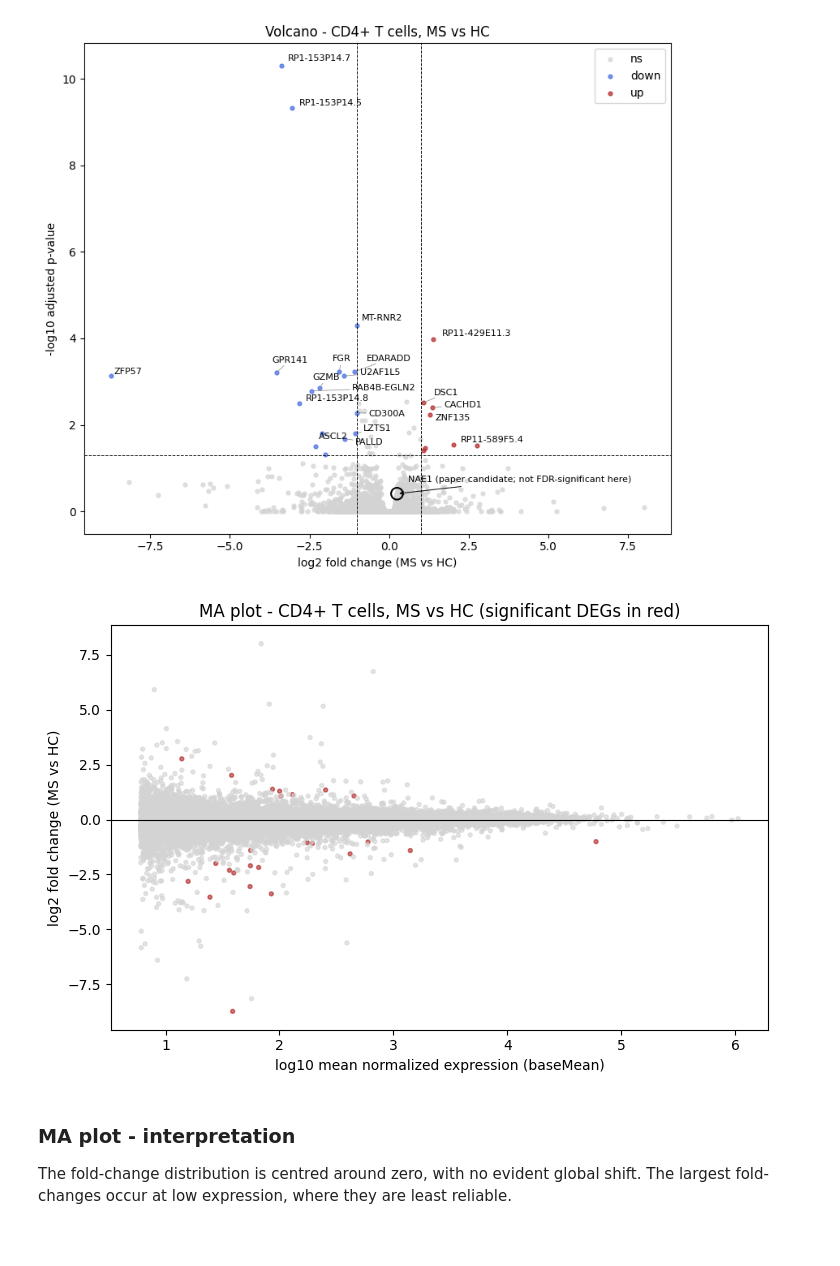
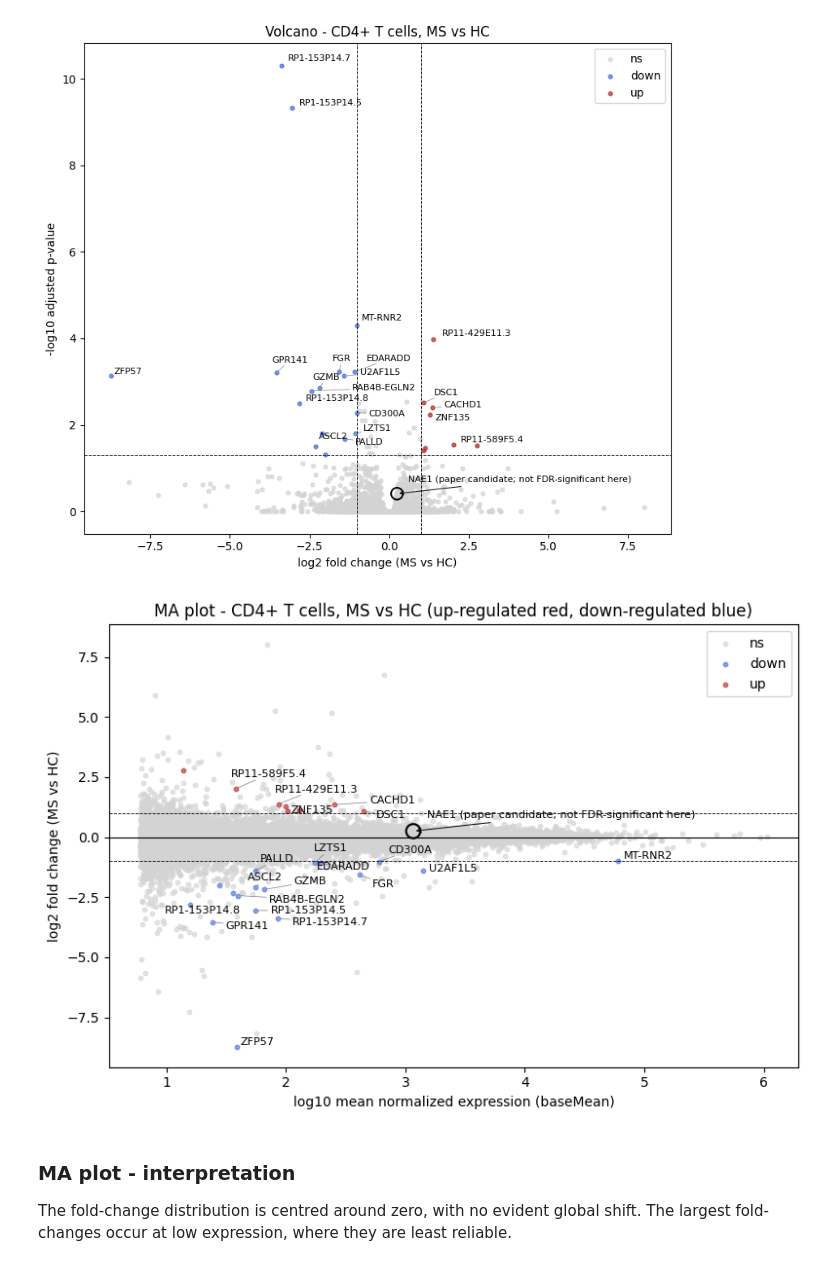
Before and after one commit to ilegul/ms-cd4, a Jupyter notebook: notebooks/BSB_CD4_MS_assignment.ipynb, the cells around one changed output. Saved outputs shown, nothing was run; the diff lists cells and outputs as text; code cells hidden in the pictures; blank space fills up the shorter version.

Commit message:
Wording and MA plot styling

```diff
--- a/notebooks/BSB_CD4_MS_assignment.ipynb
+++ b/notebooks/BSB_CD4_MS_assignment.ipynb
@@ -1291,17 +1286,39 @@ plt.tight_layout(); plt.savefig(DEA/'volcano.png', dpi=150); plt.show()
 # %%
 # --- MA plot: log2 mean expression vs log2 fold change (normalization diagnostic) ---
 ma = res.dropna(subset=['padj']).copy()
-ma['sig'] = (ma['padj'] < PADJ) & (ma['log2FoldChange'].abs() >= LFC)
-fig, ax = plt.subplots(figsize=(7.5, 5))
-ax.scatter(np.log10(ma['baseMean'] + 1), ma['log2FoldChange'], s=8,
-           c=np.where(ma['sig'], 'firebrick', 'lightgrey'), alpha=0.6)
+ma['cat'] = 'ns'
+ma.loc[(ma['padj'] < PADJ) & (ma['log2FoldChange'] >= LFC), 'cat'] = 'up'
+ma.loc[(ma['padj'] < PADJ) & (ma['log2FoldChange'] <= -LFC), 'cat'] = 'down'
+colors = {'ns': 'lightgrey', 'up': 'firebrick', 'down': 'royalblue'}
+fig, ax = plt.subplots(figsize=(8, 5.5))
+for c in ['ns', 'down', 'up']:
+    s = ma[ma['cat'] == c]
+    ax.scatter(np.log10(s['baseMean'] + 1), s['log2FoldChange'], s=10, c=colors[c], label=c, alpha=0.6)
 ax.axhline(0, color='k', lw=0.8)
+ax.axhline(LFC, ls='--', color='k', lw=0.6); ax.axhline(-LFC, ls='--', color='k', lw=0.6)
 ax.set_xlabel('log10 mean normalized expression (baseMean)')
 ax.set_ylabel('log2 fold change (MS vs HC)')
-ax.set_title('MA plot - CD4+ T cells, MS vs HC (significant DEGs in red)')
+ax.set_title('MA plot - CD4+ T cells, MS vs HC (up-regulated red, down-regulated blue)')
+ax.legend()
+# label the top significant DEGs by gene symbol (as in the volcano)
+lab = ma[ma['cat'] != 'ns'].sort_values('padj').head(20)
+texts = [ax.text(np.log10(r['baseMean'] + 1), r['log2FoldChange'], r['symbol'], fontsize=8)
+         for _, r in lab.iterrows()]
+if HAVE_ADJUST:
+    adjust_text(texts, ax=ax, arrowprops=dict(arrowstyle='-', color='grey', lw=0.5))
+# Highlight NAE1 (paper candidate), as in the volcano, without recolouring it as significant
+_nae1 = ma[ma['symbol'] == 'NAE1']
+if len(_nae1):
+    r0 = _nae1.iloc[0]
+    ax.scatter(np.log10(r0['baseMean'] + 1), r0['log2FoldChange'], s=110, facecolors='none',
+               edgecolors='black', linewidths=1.5, zorder=6)
+    ax.annotate('NAE1 (paper candidate; not FDR-significant here)',
+                (np.log10(r0['baseMean'] + 1), r0['log2FoldChange']),
+                fontsize=8, xytext=(10, 10), textcoords='offset points',
+                arrowprops=dict(arrowstyle='->', color='black', lw=0.7))
 plt.tight_layout(); plt.savefig(DEA/'MA_plot.png', dpi=150); plt.show()
 # %% [output]
-[figure, old version]
+[figure, new version]
 # %% [markdown]
 ### MA plot - interpretation
 
```
Also changed, not shown: parts of 19 cells of this notebook, 1 other file.
